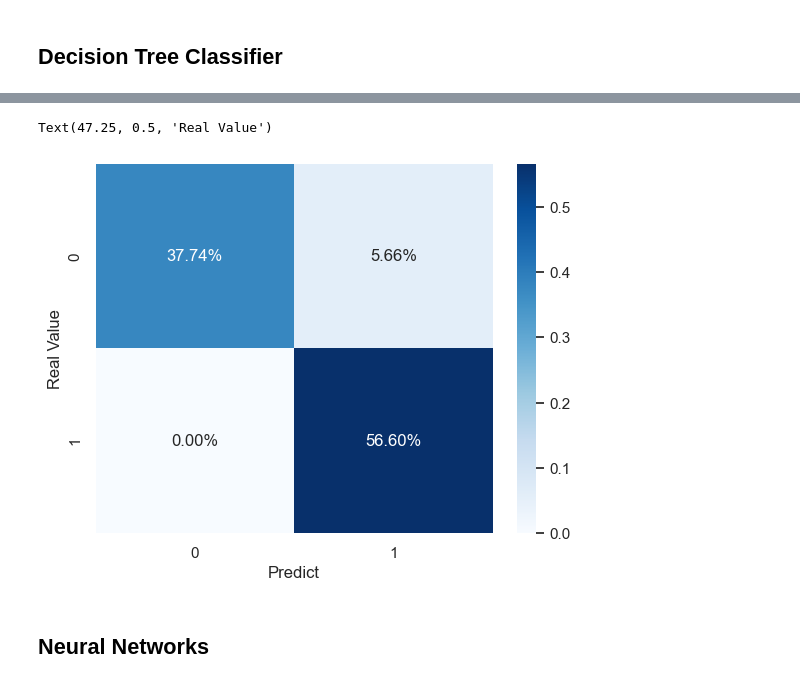
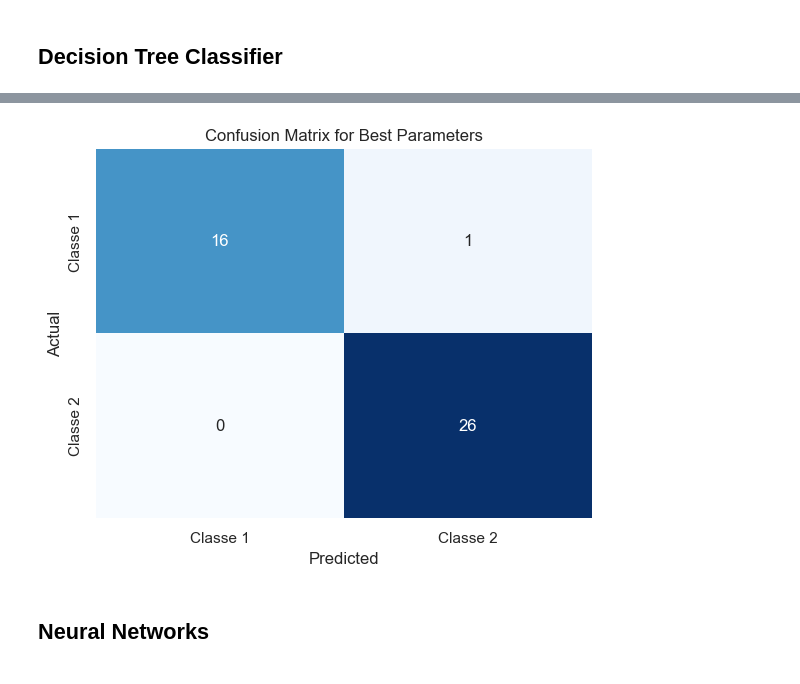
Before and after one commit to antoniosantos1602/IART, a Jupyter notebook: proj2/project2.ipynb, the cells around one changed output, grey strips where cells are left out. Drawn from its saved outputs; the diff is of its cells as text; code cells hidden in the pictures.

```diff
--- a/proj2/project2.ipynb
+++ b/proj2/project2.ipynb
@@ -324,7 +320,8 @@ y = algerian_forest_data['Classes']
 undersample = RandomUnderSampler(sampling_strategy='majority')
 X, y = undersample.fit_resample(X, y)
 
-X_train, X_test, y_train, y_test = train_test_split(X,y,test_size = 0.25, random_state = 40)
+#dividir os dados em conjunto os dados em conjuntos de treino e teste
+X_train, X_test, y_train, y_test = train_test_split(X,y,test_size = 0.2, random_state = 40)
 print(X_train.shape)
 print(X_test.shape)
 # %% [output]
@@ -384,21 +388,24 @@ confusion_matrix:
-# %%
-# Calcula a matriz de confusão
-conf_mat = confusion_matrix(y_test, y_pred)
-
-# Calcula o total de previsões
-total = conf_mat.sum()
-
-# Converte a matriz de confusão em percentuais
-conf_mat_percentage = conf_mat / total
-
-# Usa seaborn para criar um mapa de calor da matriz de confusão
-sns.heatmap(conf_mat_percentage, annot=True, cmap='Blues', fmt=".2%")
-
-plt.xlabel('Predict')
-plt.ylabel('Real Value')
-# %% [output]
-Text(47.25, 0.5, 'Real Value')
-[figure, removed]
+# %%
+#Código para criar o gráfico
+#Definindo as classes com base no seu conjunto de dados.
+#Se as suas classes forem diferentes, substitua ['Classe 1', 'Classe 2'] pelas suas classes.
+class_names = ['Classe 1', 'Classe 2']
+
+#Criando a figura e o eixo
+fig, ax = plt.subplots()
+
+#Criando o heatmap
+sns.heatmap(best_cm, annot=True, fmt='d', xticklabels=class_names, yticklabels=class_names, cmap='Blues', cbar=False, ax=ax)
+
+#Adicionando títulos e rótulos
+ax.set_title('Confusion Matrix for Best Parameters')
+ax.set_xlabel('Predicted')
+ax.set_ylabel('Actual')
+
+#Mostrando o gráfico
+plt.show()
+# %% [output]
+[figure, added]
 # %% [markdown]
 ## Neural Networks
 # %%
```
Also changed, not shown: parts of 13 cells of this notebook.
